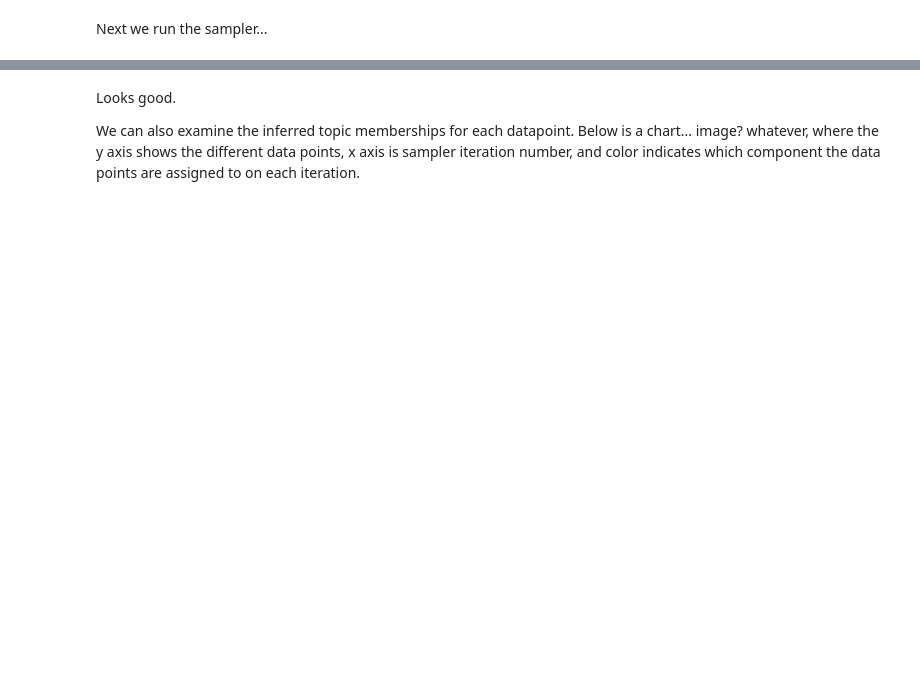
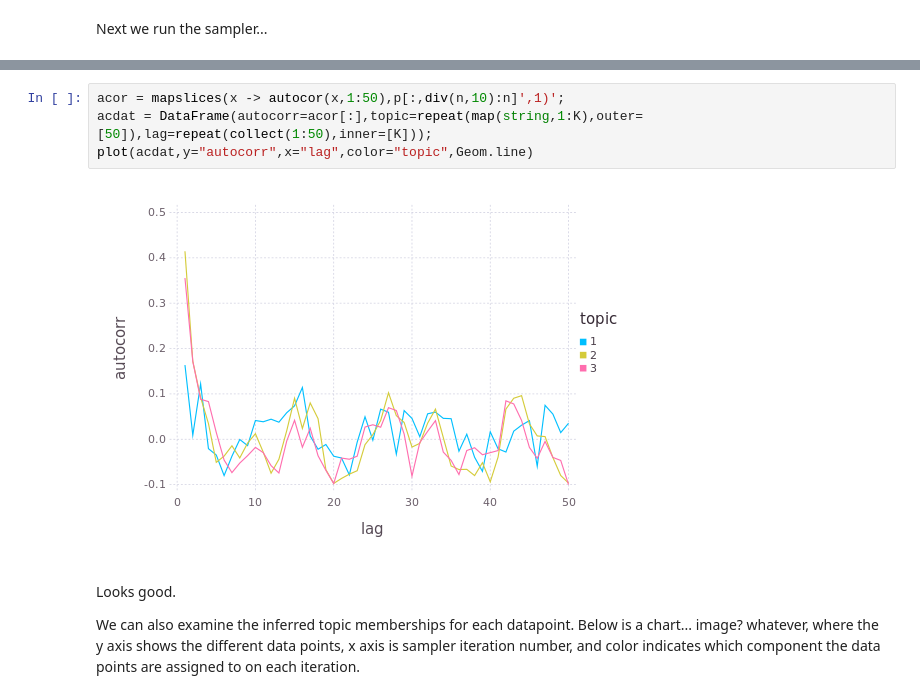
Before and after one commit to thewart/LogisticTopicRegression, a Jupyter notebook: Notebooks/SimpleMixture.ipynb, the cells around one changed output, grey strips where cells are left out. Saved outputs shown, nothing was run; the diff lists cells and outputs as text; blank space fills up the shorter version.

```diff
--- a/Notebooks/SimpleMixture.ipynb
+++ b/Notebooks/SimpleMixture.ipynb
@@ -40,3 +51,9 @@ plot(y=logistic(η[1,:]-η[2,:]),Geom.line,Guide.ylabel("probability"))
+# %%
+acor = mapslices(x -> autocor(x,1:50),p[:,div(n,10):n]',1)';
+acdat = DataFrame(autocorr=acor[:],topic=repeat(map(string,1:K),outer=[50]),lag=repeat(collect(1:50),inner=[K]));
+plot(acdat,y="autocorr",x="lag",color="topic",Geom.line)
+# %% [output]
+[figure, added]
 # %% [markdown]
 Looks good.
 
```
Also changed, not shown: parts of 9 cells of this notebook, 5 other files.
